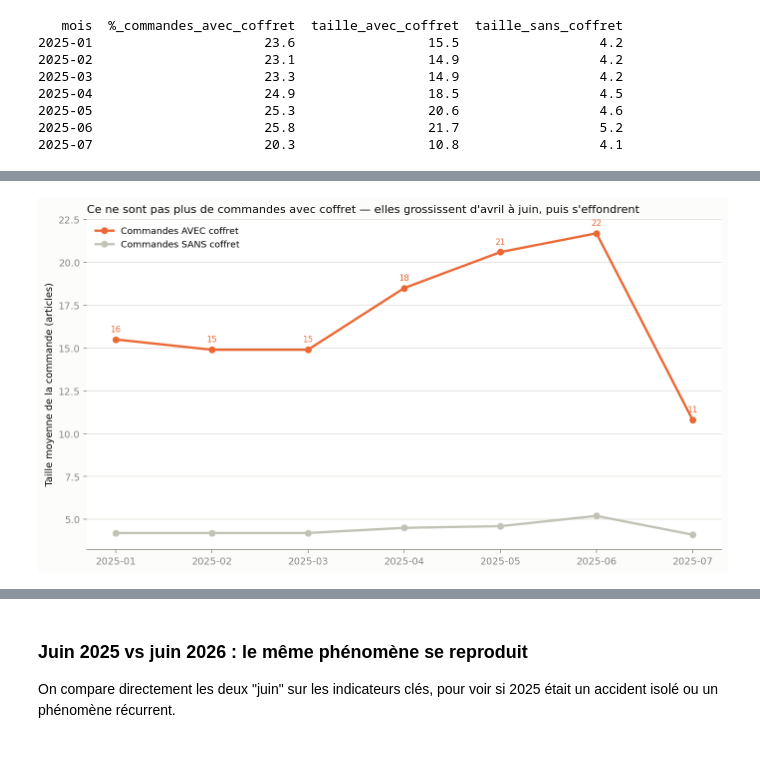
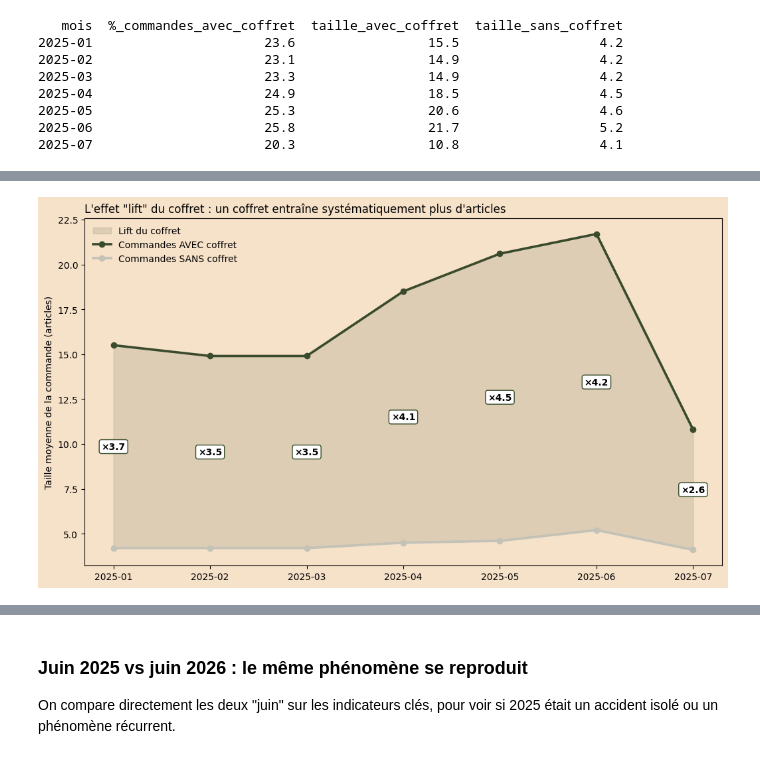
Before and after one commit to Msegura4/lumina_and_co_data_marketing, a Jupyter notebook: notebook_TP_kemil.ipynb, the cells around one changed output, grey strips where cells are left out. Saved outputs shown, nothing was run; the diff lists cells and outputs as text; code cells hidden in the pictures.

```diff
--- a/notebook_TP_kemil.ipynb
+++ b/notebook_TP_kemil.ipynb
@@ -1166,15 +1174,86 @@ print(resultats_df.to_string(index=False))
 2025-06                      25.8                 21.7                  5.2
 2025-07                      20.3                 10.8                  4.1
 # %%
-fig, ax = plt.subplots(figsize=(10, 5.5))
+resultats_df["lift"] = (
+    resultats_df["taille_avec_coffret"] /
+    resultats_df["taille_sans_coffret"]
+)
+
+print(
+    resultats_df[
+        ["mois", "taille_avec_coffret", "taille_sans_coffret", "lift"]
+    ].round(2)
+)
+
 x = range(len(resultats_df))
-ax.plot(x, resultats_df["taille_avec_coffret"], marker="o", color="#eb6834", linewidth=2.4, label="Commandes AVEC coffret")
-ax.plot(x, resultats_df["taille_sans_coffret"], marker="o", color="#c3c2b7", linewidth=2.4, label="Commandes SANS coffret")
+
+fig, ax = plt.subplots(
+    figsize=(10.5, 6),
+    facecolor="#f6e1c9"
+)
+
+# Zone ombrée = le "lift" du coffret :
+# l'écart entre commandes avec et sans coffret
+ax.fill_between(
+    x,
+    resultats_df["taille_sans_coffret"],
+    resultats_df["taille_avec_coffret"],
+    color="#394b2c",
+    alpha=0.13,
+    label="Lift du coffret"
+)
+
+ax.plot(
+    x,
+    resultats_df["taille_avec_coffret"],
+    marker="o",
+    color="#394b2c",
+    linewidth=2.6,
+    label="Commandes AVEC coffret"
+)
+
+ax.plot(
+    x,
+    resultats_df["taille_sans_coffret"],
+    marker="o",
+    color="#c3c2b7",
+    linewidth=2.6,
+    label="Commandes SANS coffret"
+)
+
+# Annotation de chaque mois avec le multiplicateur
+for i, row in resultats_df.iterrows():
+    lift_val = row["lift"]
+    mid_y = (
+        row["taille_avec_coffret"] +
+        row["taille_sans_coffret"]
+    ) / 2
+
+    ax.annotate(
+        f"×{lift_val:.1f}",
+        (i, mid_y),
+        ha="center",
+        va="center",
+        fontweight="bold",
+        bbox=dict(
+            boxstyle="round,pad=0.25",
+            facecolor="white",
+            edgecolor="#394b2c"
+        )
+    )
+
 ax.set_xticks(range(len(resultats_df)))
 ax.set_xticklabels(resultats_df["mois"])
+ax.set_facecolor("#F6E1C9")
 ax.set_ylabel("Taille moyenne de la commande (articles)")
-ax.set_title("Elles grossissent d'avril à juin, puis s'effondrent", loc="left")
+
+ax.set_title(
+    'L\'effet "lift" du coffret : un coffret entraîne systématiquement plus d\'articles',
+    loc="left"
+)
+
 ax.legend(frameon=False)
+
 plt.tight_layout()
 plt.show()
 # %% [output]
@@ -1181,4 +1268,4 @@ plt.show()
-[figure, old version]
+[figure, new version]
 # %% [markdown]
 **Lecture :** la part de commandes avec un coffret reste quasi constante (23,6% en janvier, 25,8% en juin, ~1 commande sur 4 toute l'année — voir le tableau ci-dessus). Ce qui grossit, c'est la taille de CES commandes spécifiquement : 15,5 articles en janvier → 18,5 en avril → 20,6 en mai → **21,7 en juin**, puis chute à 10,8 en juillet. Les commandes sans coffret, elles, restent plates et petites tout du long (4,1 à 5,2 articles, jamais concernées).
 
```
Also changed, not shown: parts of 4 cells of this notebook.
